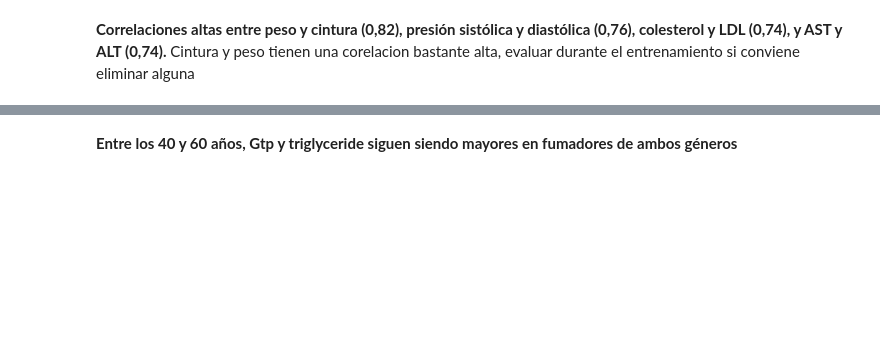
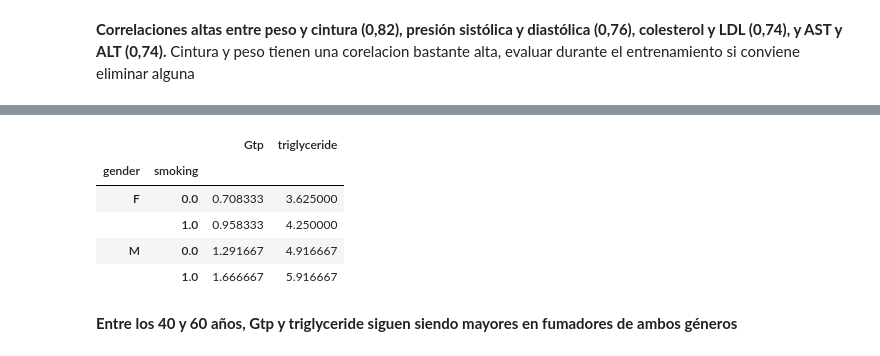
Before and after one commit to nachopedretti/diploup2026-TP2, a Jupyter notebook: notebooks/02_eda.ipynb, the cells around one changed output, grey strips where cells are left out. Cells and saved outputs as stored; diff of their text form; code cells hidden in the pictures; blank space fills up the shorter version.

```diff
--- a/notebooks/02_eda.ipynb
+++ b/notebooks/02_eda.ipynb
@@ -176,11 +391,17 @@ pd.crosstab(df_etiq["age"],df_etiq["gender"])
 # %%
 df_40_60 = df_etiq[
-    df_etiq["age"].between(40, 60)
-]
+    df_etiq["age"].between(40, 60)]
 
 df_40_60.groupby(
     ["gender", "smoking"]
 )[["Gtp", "triglyceride"]].median()
+# %% [output]
+|  |  | Gtp | triglyceride |
+| gender | smoking |  |  |
+| F | 0.0 | 0.708333 | 3.625000 |
+|  | 1.0 | 0.958333 | 4.250000 |
+| M | 0.0 | 1.291667 | 4.916667 |
+|  | 1.0 | 1.666667 | 5.916667 |
 # %% [markdown]
 **Entre los 40 y 60 años, Gtp y triglyceride siguen siendo mayores en fumadores de ambos géneros**
 # %%
```
Also changed, not shown: parts of 39 cells of this notebook.
